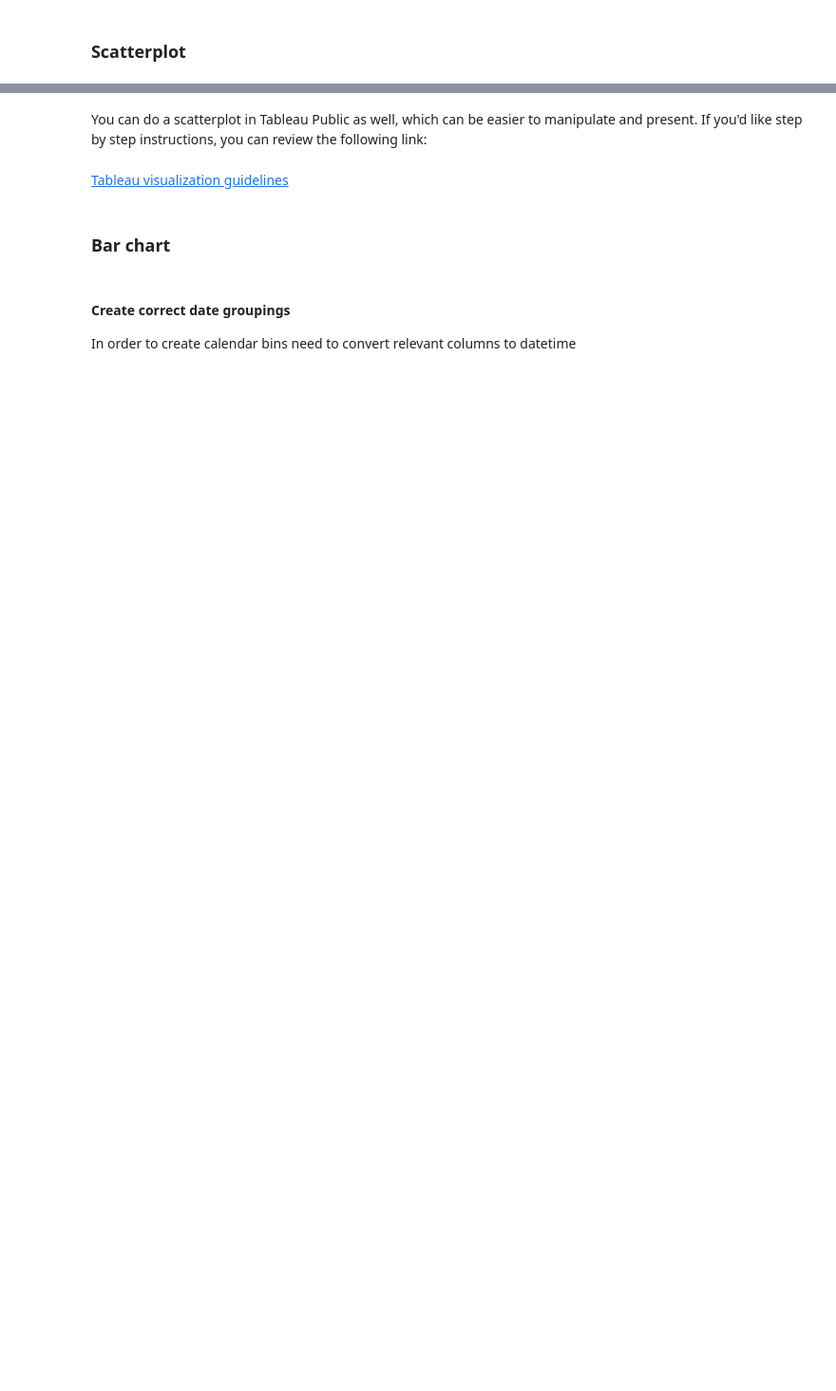
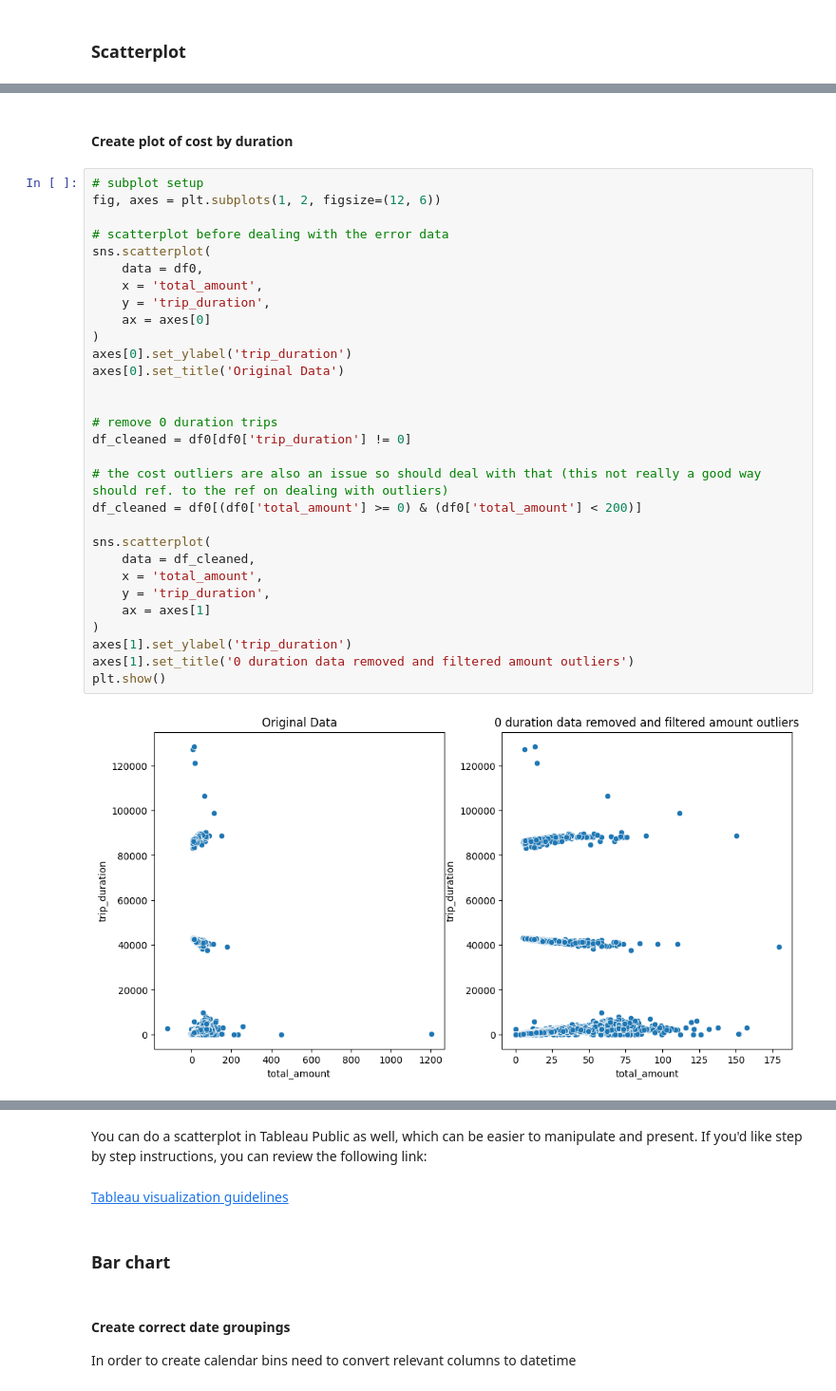
Before and after one commit to CoenMeintjes/Google_Advanced_Data_Analytics_Certificate_Projects, a Jupyter notebook: 02_exploratory_data_analysis.ipynb, the cells around one changed output, grey strips where cells are left out. Shown: that part at 95% size. Drawn from its saved outputs; the diff is of its cells as text; blank space fills up the shorter version.

```diff
--- a/02_exploratory_data_analysis.ipynb
+++ b/02_exploratory_data_analysis.ipynb
@@ -331,0 +474,34 @@ plt.show()
+# %% [markdown]
+#### Create plot of cost by duration
+# %%
+# subplot setup
+fig, axes = plt.subplots(1, 2, figsize=(12, 6))
+
+# scatterplot before dealing with the error data
+sns.scatterplot(
+    data = df0,
+    x = 'total_amount',
+    y = 'trip_duration',
+    ax = axes[0]
+)
+axes[0].set_ylabel('trip_duration')
+axes[0].set_title('Original Data')
+
+
+# remove 0 duration trips
+df_cleaned = df0[df0['trip_duration'] != 0]
+
+# the cost outliers are also an issue so should deal with that (this not really a good way should ref. to the ref on dealing with outliers)
+df_cleaned = df0[(df0['total_amount'] >= 0) & (df0['total_amount'] < 200)]
+
+sns.scatterplot(
+    data = df_cleaned,
+    x = 'total_amount',
+    y = 'trip_duration',
+    ax = axes[1]
+)
+axes[1].set_ylabel('trip_duration')
+axes[1].set_title('0 duration data removed and filtered amount outliers')
+plt.show()
+# %% [output]
+[figure, added]
```
Also changed, not shown: parts of 38 cells of this notebook.
